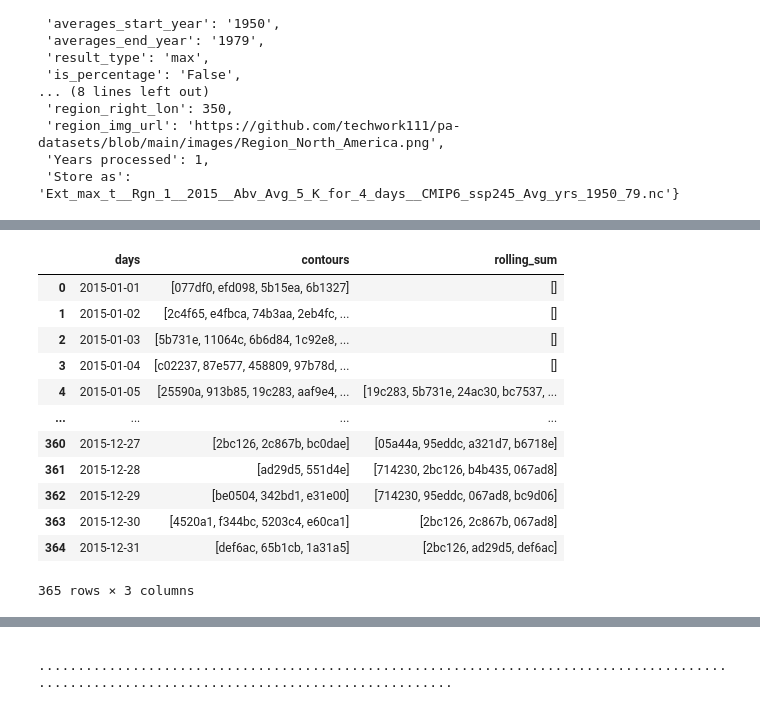
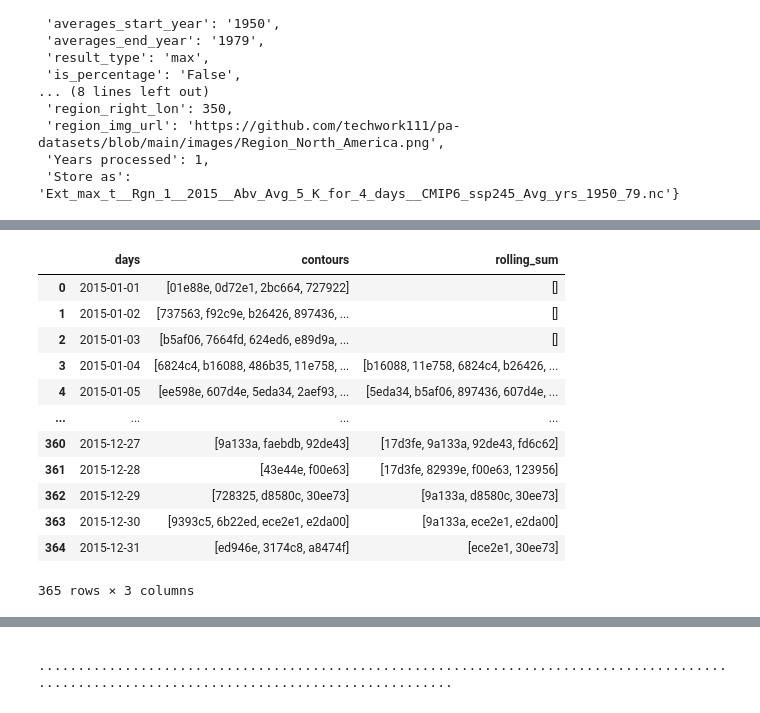
Before and after one commit to KorayKinik/heat-extremes-CMIP6, a Jupyter notebook: koray/bounding_contours.ipynb, the cells around one changed output, grey strips where cells are left out. Saved outputs shown, nothing was run; the diff lists cells and outputs as text; code cells hidden in the pictures.

```diff
--- a/koray/bounding_contours.ipynb
+++ b/koray/bounding_contours.ipynb
@@ -162,6 +159,21 @@ class Contour():
         new_obj.name = self.name
         return new_obj
 
+
+class ContourCollection(list):
+    """Essentially just a list, except overloads behavior for "in" operator."""
+    def __init__(self, items:List[Contour]):
+        self.items = items
+        super(ContourCollection, self).__init__(items)
+
+    def __contains__(self, x):
+        result = False
+        for c in self.items:
+            if x.name==c.name and x.area==c.area:
+                result = True
+        return result
+
+
 def find_contours(arr2d: np.array,
                   convex:bool=False,
                   min_area:int=150) -> List[np.array]:
@@ -186,7 +198,7 @@ def find_contours(arr2d: np.array,
     contours = [Contour(c) for c in contours]
     contours = [c for c in contours if c.area>min_area]
 
-    return contours
+    return ContourCollection(contours)
 # %%
 ####################################
 # Visualize a random day (slice)
@@ -194,7 +206,7 @@ def find_contours(arr2d: np.array,
 
 # select the day to plot
 ##############
-idx = 70     # <- play !
+idx = 88     # <- play !
 ##############
 
 # create plot(s)
@@ -306,20 +318,28 @@ def collapse(contours:List[Contour]) -> List[Contour]:
 def rolling_sum(df:pd.DataFrame, window:int)->pd.DataFrame:
     """Provide df with daily contours calculated, and it will df.rolling(w).sum()
     The only reason we can't use pandas is that its .rolling method refuses sum(lists)."""
+    if window==1:
+        warnings.warn("window=1 just returns contours as-is.")
 
-    for i in range(1, window+1):
-        df[f"shift{i}"] = df['contours'].shift(i)
+    df2 = pd.DataFrame()
+    df2['days'] = df['days']
+    df2['contours'] = df['contours']
 
-    df['rolling_append'] = df.filter(regex=r'contours|shift*', axis=1).dropna().sum(axis=1)
-    df['rolling_sum'] = df['rolling_append'].apply(collapse)
-    df = df[[c for c in df.columns if "shift" not in c]]
-    df = df.drop("rolling_append", axis=1)
+    for i in range(1, window):
+        df2[f"shift{i}"] = df['contours'].shift(i)
 
-    assert len(ds['extreme_yn'])==len(df)
+    df2['rolling_append'] = df2.filter(regex=r'contours|shift*', axis=1).dropna().sum(axis=1)
+    df2['rolling_sum'] = df2['rolling_append'].apply(collapse)
 
-    return df
+    # drop tmp columns:
+    df2 = df2[[c for c in df2.columns if "shift" not in c]]
+    df2 = df2.drop("rolling_append", axis=1)
 
-df_contours = rolling_sum(df_daily, ROLLING)
+    assert len(ds['extreme_yn'])==len(df2)
 
-df_contours
+    return df2['rolling_sum']
+
+df_daily['rolling_sum'] = rolling_sum(df_daily, ROLLING)
+
+df_daily
 # %% [output]
@@ -328,15 +348,15 @@ Wall time: 1.35 s
 |  | days | contours | rolling_sum |
-| 0 | 2015-01-01 | [077df0, efd098, 5b15ea, 6b1327] | [] |
-| 1 | 2015-01-02 | [2c4f65, e4fbca, 74b3aa, 2eb4fc, ... | [] |
-| 2 | 2015-01-03 | [5b731e, 11064c, 6b6d84, 1c92e8, ... | [] |
-| 3 | 2015-01-04 | [c02237, 87e577, 458809, 97b78d, ... | [] |
-| 4 | 2015-01-05 | [25590a, 913b85, 19c283, aaf9e4, ... | [19c283, 5b731e, 24ac30, bc7537, ... |
+| 0 | 2015-01-01 | [01e88e, 0d72e1, 2bc664, 727922] | [] |
+| 1 | 2015-01-02 | [737563, f92c9e, b26426, 897436, ... | [] |
+| 2 | 2015-01-03 | [b5af06, 7664fd, 624ed6, e89d9a, ... | [] |
+| 3 | 2015-01-04 | [6824c4, b16088, 486b35, 11e758, ... | [b16088, 11e758, 6824c4, b26426, ... |
+| 4 | 2015-01-05 | [ee598e, 607d4e, 5eda34, 2aef93, ... | [5eda34, b5af06, 897436, 607d4e, ... |
 | ... | ... | ... | ... |
-| 360 | 2015-12-27 | [2bc126, 2c867b, bc0dae] | [05a44a, 95eddc, a321d7, b6718e] |
-| 361 | 2015-12-28 | [ad29d5, 551d4e] | [714230, 2bc126, b4b435, 067ad8] |
-| 362 | 2015-12-29 | [be0504, 342bd1, e31e00] | [714230, 95eddc, 067ad8, bc9d06] |
-| 363 | 2015-12-30 | [4520a1, f344bc, 5203c4, e60ca1] | [2bc126, 2c867b, 067ad8] |
-| 364 | 2015-12-31 | [def6ac, 65b1cb, 1a31a5] | [2bc126, ad29d5, def6ac] |
+| 360 | 2015-12-27 | [9a133a, faebdb, 92de43] | [17d3fe, 9a133a, 92de43, fd6c62] |
+| 361 | 2015-12-28 | [43e44e, f00e63] | [17d3fe, 82939e, f00e63, 123956] |
+| 362 | 2015-12-29 | [728325, d8580c, 30ee73] | [9a133a, d8580c, 30ee73] |
+| 363 | 2015-12-30 | [9393c5, 6b22ed, ece2e1, e2da00] | [9a133a, ece2e1, e2da00] |
+| 364 | 2015-12-31 | [ed946e, 3174c8, a8474f] | [ece2e1, 30ee73] |
 365 rows × 3 columns
 # %%
 # save a copy on disk
```
Also changed, not shown: parts of 8 cells of this notebook.
